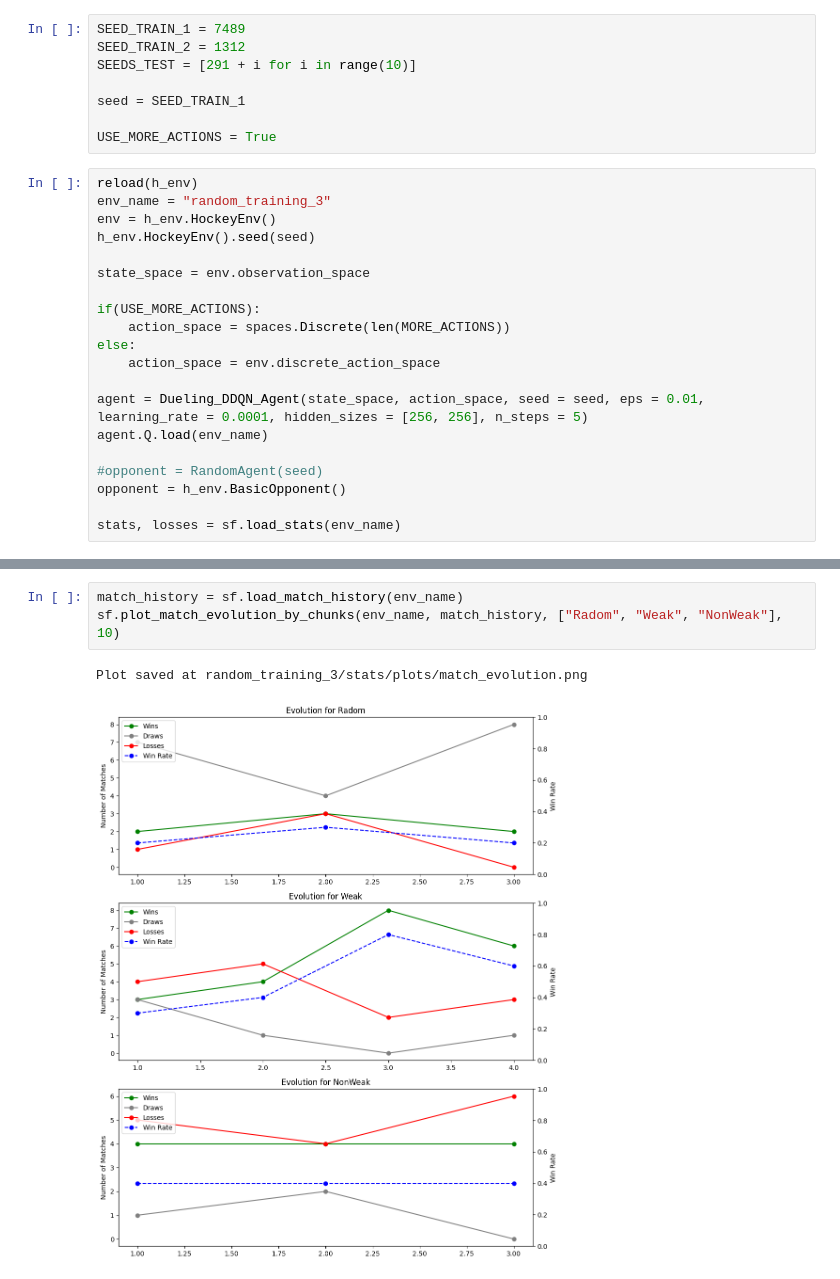
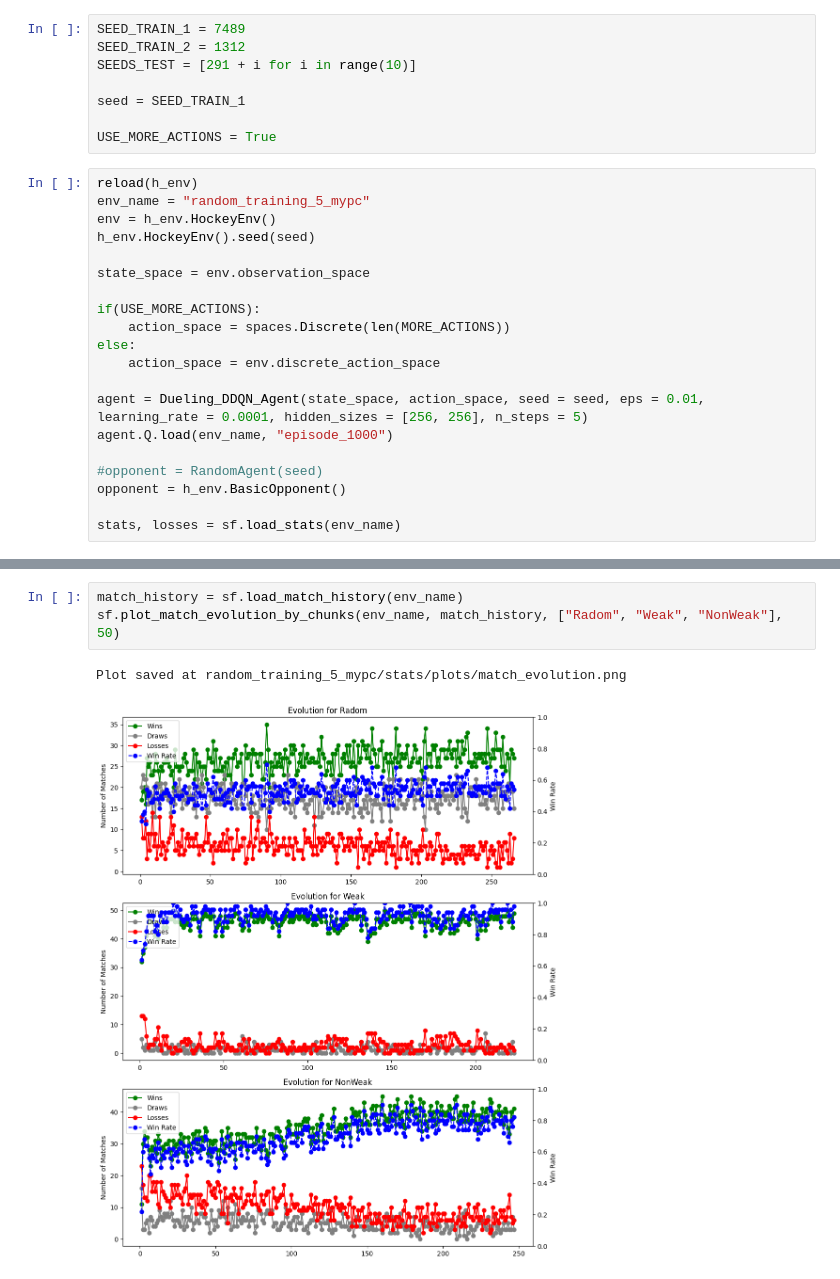
Before and after one commit to JoJoBarthold2/hockey-en-mallorca, a Jupyter notebook: src/hockey-env/test_agent_on_hockey_after_training.ipynb, the cells around one changed output, grey strips where cells are left out. Cells and saved outputs as stored; diff of their text form.

```diff
--- a/src/hockey-env/test_agent_on_hockey_after_training.ipynb
+++ b/src/hockey-env/test_agent_on_hockey_after_training.ipynb
@@ -26,7 +26,7 @@ seed = SEED_TRAIN_1
 USE_MORE_ACTIONS = True
 # %%
 reload(h_env)
-env_name = "random_training_3"
+env_name = "random_training_5_mypc"
 env = h_env.HockeyEnv()
 h_env.HockeyEnv().seed(seed)
 
@@ -38,7 +38,7 @@ else:
     action_space = env.discrete_action_space
 
 agent = Dueling_DDQN_Agent(state_space, action_space, seed = seed, eps = 0.01, learning_rate = 0.0001, hidden_sizes = [256, 256], n_steps = 5)
-agent.Q.load(env_name)
+agent.Q.load(env_name, "episode_1000")
 
 #opponent = RandomAgent(seed)
 opponent = h_env.BasicOpponent()
@@ -85,9 +85,9 @@ Plot saved at random_training_3/stats/plots/epsilon_evolution.png
 # %%
 match_history = sf.load_match_history(env_name)
-sf.plot_match_evolution_by_chunks(env_name, match_history, ["Radom", "Weak", "NonWeak"], 10)
+sf.plot_match_evolution_by_chunks(env_name, match_history, ["Radom", "Weak", "NonWeak"], 50)
 # %% [output]
-Plot saved at random_training_3/stats/plots/match_evolution.png
+Plot saved at random_training_5_mypc/stats/plots/match_evolution.png
-[figure, old version]
+[figure, new version]
 # %%
 test_episodes = len(SEEDS_TEST)
 test_rewards = []
```
Also changed, not shown: parts of 8 cells of this notebook, 22 other files.
